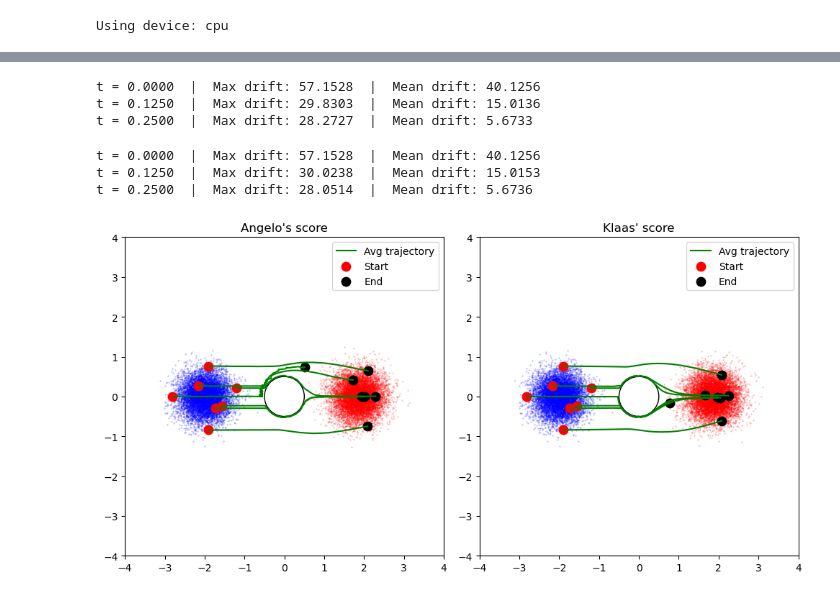
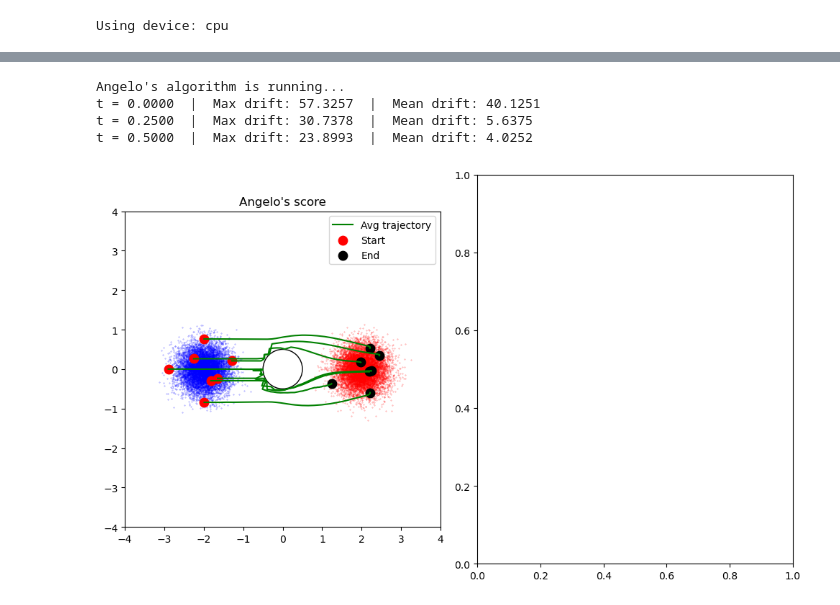
Before and after one commit to KlaasWillems/MLSPointSetRegistration, a Jupyter notebook: python/simulations/GaussianAcrossCylinder/GaussianAcrossCylinder.ipynb, the cells around one changed output, grey strips where cells are left out. Cells and saved outputs as stored; diff of their text form; code cells hidden in the pictures.

```diff
--- a/python/simulations/GaussianAcrossCylinder/GaussianAcrossCylinder.ipynb
+++ b/python/simulations/GaussianAcrossCylinder/GaussianAcrossCylinder.ipynb
@@ -14,17 +14,15 @@ print(f"Using device: {device}")
 Using device: cpu
 # %%
 # ─── Parameters ────────────────────────────────────────────────
-R = .5                     # Circle radius
-dt = 2.5e-3             # Time step
-num_steps = 140           # Total steps
-T = num_steps * dt          # Total time
-num_particles = 2*10**7       # Reduced for performance
-small_region_radius = 0.05  # Increased radius
+R = .5
+dt = 5.0e-3
+num_steps = 140
+T = num_steps * dt
+num_particles = 4*10**7
+small_region_radius = 0.06
 
-x0 = [-2.9125, -2.2692,-2.0046,-2.0015,-1.8331,-1.6620,-1.3022]
-y0 = [0, 0.2626, 0.7645, -0.8412, -0.2946, -0.2332, 0.2094]
-
-small_region_centers = torch.tensor(list(zip(x0, y0)), device=device)
+mat = scipy.io.loadmat('data/initialData.mat')['initialData']
+small_region_centers = torch.tensor(mat, dtype=torch.float32, device=device)
 # %%
 # ─── GMM for X0 (initial distribution) ─────────────────────────
 std0 = math.sqrt(0.1)
@@ -85,12 +83,12 @@ positions2 = positions.clone()
 small_region_centers1 = small_region_centers.clone()
 small_region_centers2 = small_region_centers.clone()
 # %%
-simParams = SimulationParameters(dt, num_steps, weightsXinf, mu_Xinf, inv_covariances_T, det_T, R, True, small_region_radius, "AngeloScore")
+simParams = SimulationParameters(dt, num_steps, weightsXinf, mu_Xinf, inv_covariances_T, det_T, R, True, small_region_radius, "AngeloScore", saveDir = "data/", saveStep = [6, 15, 33, 69])
 # %%
-simParams.score = 'AngeloScore'
 final_positions2, avg_paths2, particlesPerCircle2 = doSimulation(positions2, small_region_centers2, simParams, device)
 # %% [output]
-t = 0.0000  |  Max drift: 57.1528  |  Mean drift: 40.1256
-t = 0.1250  |  Max drift: 29.8303  |  Mean drift: 15.0136
-t = 0.2500  |  Max drift: 28.2727  |  Mean drift: 5.6733
+Angelo's algorithm is running...
+t = 0.0000  |  Max drift: 57.3257  |  Mean drift: 40.1251
+t = 0.2500  |  Max drift: 30.7378  |  Mean drift: 5.6375
+t = 0.5000  |  Max drift: 23.8993  |  Mean drift: 4.0252
 # %%
@@ -98,8 +96,4 @@ scipy.io.savemat("data/avgPathsKlaas.mat", {"avg_paths": avg_paths2.cpu().numpy(
 # %%
-simParams.score = 'KlaasScore'
-final_positions1, avg_paths1, particlesPerCircle1 = doSimulation(positions1, small_region_centers1, simParams, device)
+# simParams.score = 'KlaasScore'
+# final_positions1, avg_paths1, particlesPerCircle1 = doSimulation(positions1, small_region_centers1, simParams, device)
-# %% [output]
-t = 0.0000  |  Max drift: 57.1528  |  Mean drift: 40.1256
-t = 0.1250  |  Max drift: 30.0238  |  Mean drift: 15.0153
-t = 0.2500  |  Max drift: 28.0514  |  Mean drift: 5.6736
 # %%
@@ -107,39 +101,39 @@ scipy.io.savemat("data/avgPathsAngelo.mat", {"avg_paths": avg_paths1.cpu().numpy
 # %%
 fig, axes = plt.subplots(1, 2, figsize=(10, 6))
 
 # Trajectory
 axes[0].scatter(final_positions2[:10000,0], final_positions2[:10000,1], s=0.1, alpha=0.5, color='red')
 axes[0].scatter(initial_positions[:10000,0], initial_positions[:10000:,1], s=0.1, alpha=0.5, color='blue')
 for center in range(small_region_centers.shape[0]):
     axes[0].plot(avg_paths2[:, center, 0], avg_paths2[:, center, 1], 'g-', lw=1.5, label='Avg trajectory' if center == 0 else None)
     axes[0].scatter(avg_paths2[0, center, 0], avg_paths2[0, center, 1], color='red', s=80, label='Start'  if center == 0 else None)
     axes[0].scatter(avg_paths2[-1, center, 0], avg_paths2[-1, center, 1], color='black', s=80, label='End'  if center == 0 else None)
 axes[0].add_patch(plt.Circle((0,0), R, color='black', fill=False))
 axes[0].set_title("Angelo's score")
 axes[0].legend()
 axes[0].set_aspect('equal', adjustable='box')
 axes[0].set_xlim(-4., 4.)
 axes[0].set_ylim(-4., 4.)
 
 # Trajectory
-axes[1].scatter(final_positions1[:10000,0], final_positions1[:10000,1], s=0.1, alpha=0.5, color='red')
-axes[1].scatter(initial_positions[:10000,0], initial_positions[:10000:,1], s=0.1, alpha=0.5, color='blue')
-for center in range(small_region_centers.shape[0]):
-    axes[1].plot(avg_paths1[:, center, 0], avg_paths1[:, center, 1], 'g-', lw=1.5, label='Avg trajectory' if center == 0 else None)
-    axes[1].scatter(avg_paths1[0, center, 0], avg_paths1[0, center, 1], color='red', s=80, label='Start'  if center == 0 else None)
-    axes[1].scatter(avg_paths1[-1, center, 0], avg_paths1[-1, center, 1], color='black', s=80, label='End'  if center == 0 else None)
-axes[1].add_patch(plt.Circle((0,0), R, color='black', fill=False))
-axes[1].set_title("Klaas' score")
-axes[1].legend()
-axes[1].set_aspect('equal', adjustable='box')
-axes[1].set_xlim(-4., 4.)
-axes[1].set_ylim(-4., 4.)
+# axes[1].scatter(final_positions1[:10000,0], final_positions1[:10000,1], s=0.1, alpha=0.5, color='red')
+# axes[1].scatter(initial_positions[:10000,0], initial_positions[:10000:,1], s=0.1, alpha=0.5, color='blue')
+# for center in range(small_region_centers.shape[0]):
+#     axes[1].plot(avg_paths1[:, center, 0], avg_paths1[:, center, 1], 'g-', lw=1.5, label='Avg trajectory' if center == 0 else None)
+#     axes[1].scatter(avg_paths1[0, center, 0], avg_paths1[0, center, 1], color='red', s=80, label='Start'  if center == 0 else None)
+#     axes[1].scatter(avg_paths1[-1, center, 0], avg_paths1[-1, center, 1], color='black', s=80, label='End'  if center == 0 else None)
+# axes[1].add_patch(plt.Circle((0,0), R, color='black', fill=False))
+# axes[1].set_title("Klaas' score")
+# axes[1].legend()
+# axes[1].set_aspect('equal', adjustable='box')
+# axes[1].set_xlim(-4., 4.)
+# axes[1].set_ylim(-4., 4.)
 
 plt.savefig("GaussianAcrossCylinderStochasticMethod.pdf")
 plt.tight_layout()
 plt.show()
 # %% [output]
-[figure, old version]
+[figure, new version]
 # %%
 particlesPerCircleNormalized1 = particlesPerCircle1 / particlesPerCircle1[0, :]
 particlesPerCircleNormalized2 = particlesPerCircle2 / particlesPerCircle2[0, :]
```
Also changed, not shown: parts of 5 cells of this notebook, 3 other files.
